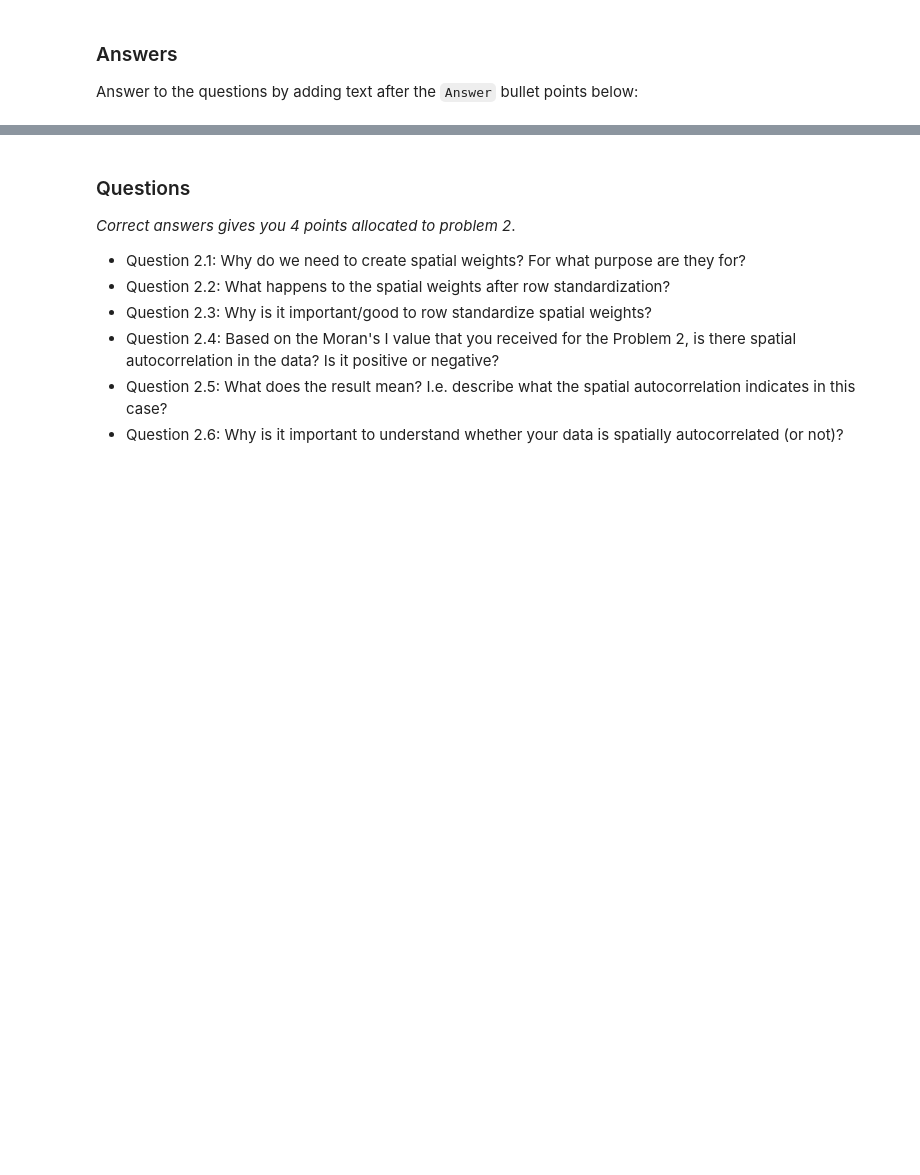
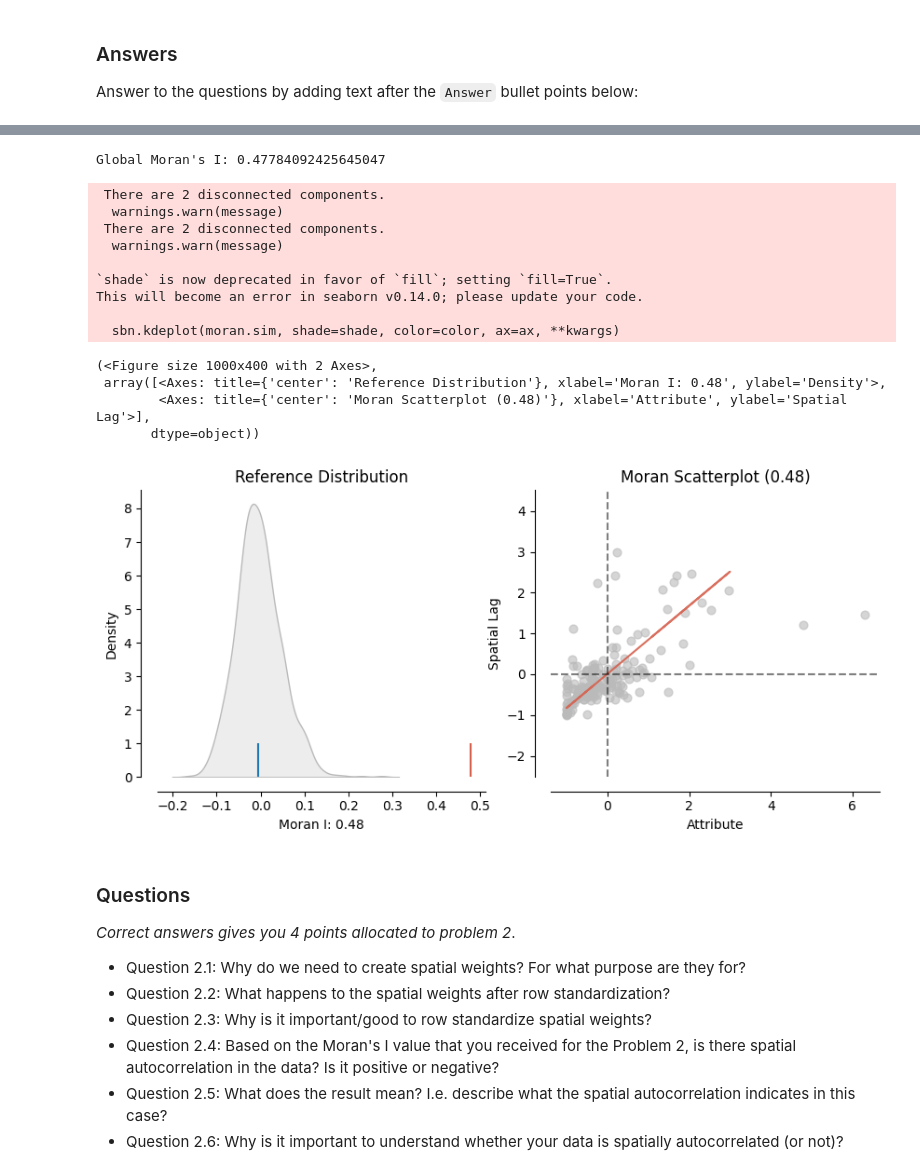
Before and after one commit to safakamran002/Exercise-2, a Jupyter notebook: Exercise-2.ipynb, the cells around one changed output, grey strips where cells are left out. Cells and saved outputs as stored; diff of their text form; code cells hidden in the pictures; blank space fills up the shorter version.

```diff
--- a/Exercise-2.ipynb
+++ b/Exercise-2.ipynb
@@ -78,0 +121,12 @@ Answer to the questions by adding text after the `Answer` bullet points below:
+# %%
+# Calculate the population density (population per square kilometer) , Convert area from square meters to square kilometers
+helsinki_region_data['pop_density_km2'] = helsinki_region_data['pt_vakiy'] / (helsinki_region_data.geometry.area / 10**6)
+
+# Find the postal code area with the highest population density
+
+highest_density = helsinki_region_data.loc[helsinki_region_data['pop_density_km2'].idxmax()]
+
+highest_density
+
+# Displaying the results
+print(f"The postal code area with the highest population density {highest_density['postinumeroalue']} and a density of {highest_density['pop_density_km2']} people per square kilometer.")
@@ -78,0 +137,12 @@ Answer to the questions by adding text after the `Answer` bullet points below:
+# %%
+# Calculate the population density (population per square kilometer) , Convert area from square meters to square kilometers
+helsinki_region_data['pop_density_km2'] = helsinki_region_data['pt_vakiy'] / (helsinki_region_data.geometry.area / 10**6)
+
+# Find the postal code area with the highest population density
+
+highest_density = helsinki_region_data.loc[helsinki_region_data['pop_density_km2'].idxmin()]
+
+highest_density
+
+# Displaying the results
+print(f"The postal code area with the highest population density {highest_density['postinumeroalue']} and a density of {highest_density['pop_density_km2']} people per square kilometer.")
@@ -106,3 +185,39 @@ raise NotImplementedError()
+# %%
+# Creating spatial weights based on Queen contiguity for 'helsinki_region_data' GeoDataFrame
+spatial_weights = Queen.from_dataframe(helsinki_region_data)
+
+# Drop islands and reset the index for 'helsinki_region_data'
+helsinki_region_data_no_islands = helsinki_region_data.drop(spatial_weights.islands).reset_index(drop=True)
+# Recreate the weights after dropping the islands
+spatial_weights = Queen.from_dataframe(helsinki_region_data_no_islands)
+
+# Row standardize the weights
+spatial_weights.transform = 'R'
+
+# alculate Moran's I for population density in 'helsinki_region_data_no_islands'
+moran_i = Moran(helsinki_region_data_no_islands['pop_density_km2'], spatial_weights)
+
+# 5. Print the global Moran's I value
+print(f"Global Moran's I: {moran_i.I}")
+
+# Create a Moran plot for 'helsinki_region_data_no_islands'
+plot_moran(moran_i, zstandard=True, figsize=(10, 4))
+# %% [output]
+Global Moran's I: 0.47784092425645047
+ There are 2 disconnected components.
+  warnings.warn(message)
+ There are 2 disconnected components.
+  warnings.warn(message)
+
+`shade` is now deprecated in favor of `fill`; setting `fill=True`.
+This will become an error in seaborn v0.14.0; please update your code.
+
+  sbn.kdeplot(moran.sim, shade=shade, color=color, ax=ax, **kwargs)
+(<Figure size 1000x400 with 2 Axes>,
+ array([<Axes: title={'center': 'Reference Distribution'}, xlabel='Moran I: 0.48', ylabel='Density'>,
+        <Axes: title={'center': 'Moran Scatterplot (0.48)'}, xlabel='Attribute', ylabel='Spatial Lag'>],
+       dtype=object))
+[figure, added]
 # %% [markdown]
 ### Questions
 
```
Also changed, not shown: parts of 25 cells of this notebook.
